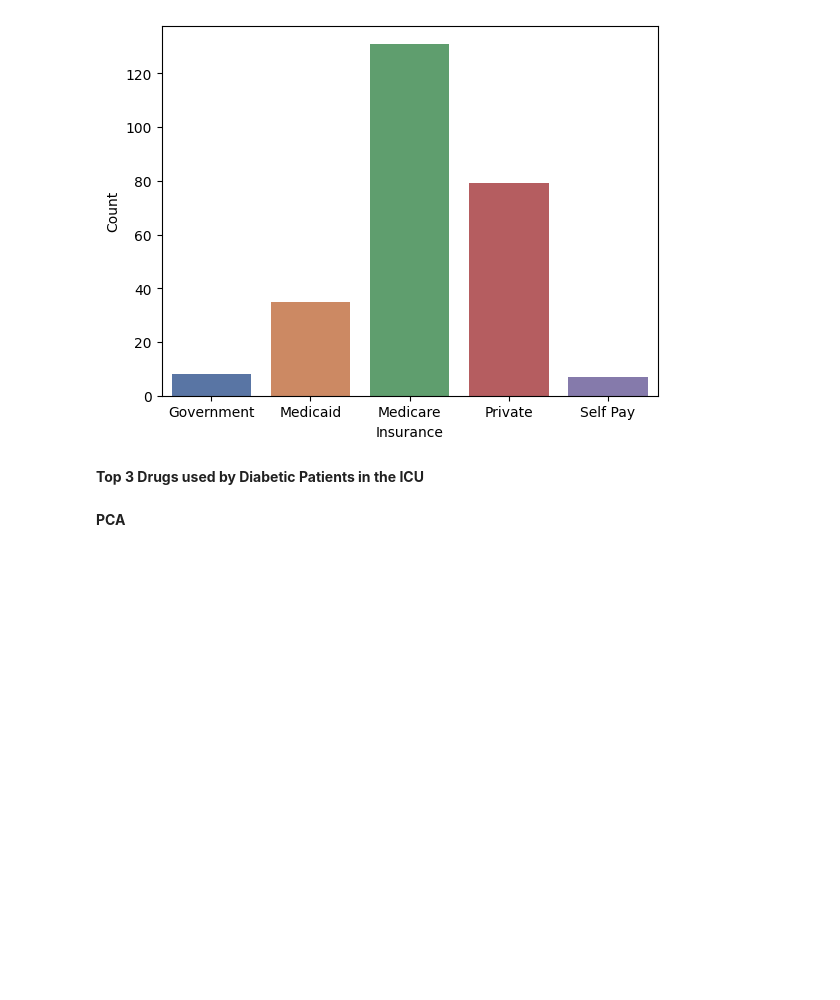
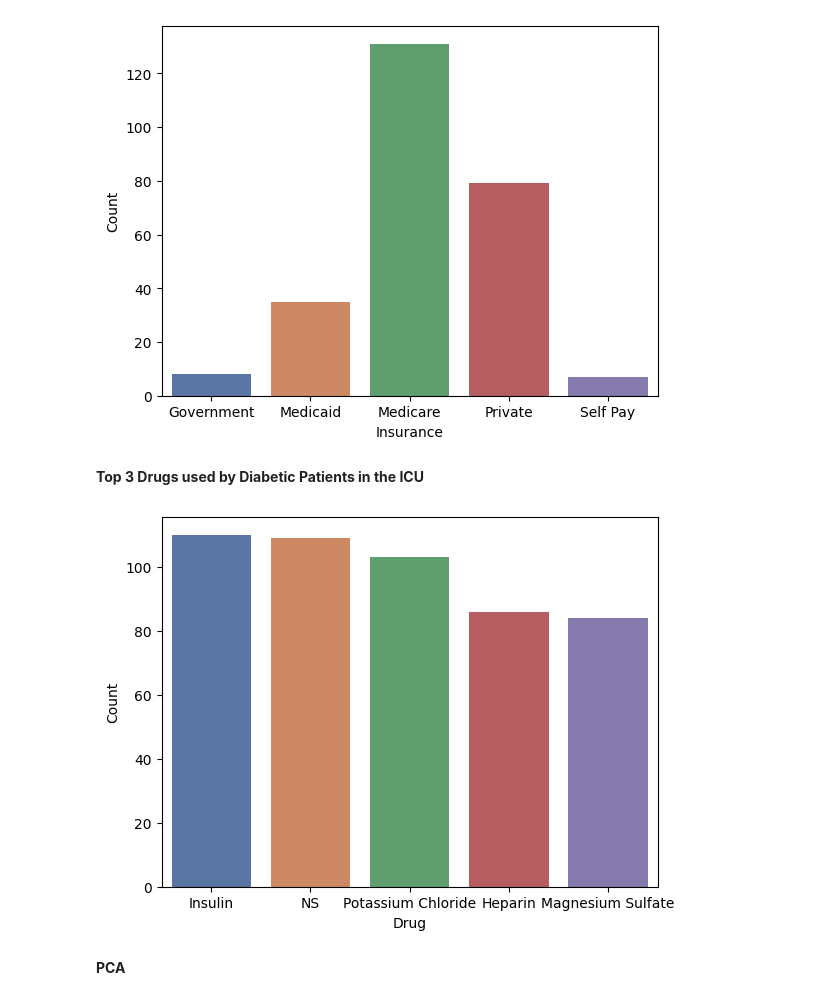
Before and after one commit to rhiats/diab_sev_mimicIII, a Jupyter notebook: Analysis_of_Patients_with_Type_2_Diabetes_in_ICU.ipynb, the cells around one changed output. Cells and saved outputs as stored; diff of their text form; code cells hidden in the pictures; blank space fills up the shorter version.

Commit message:
top 5 drugs

```diff
--- a/Analysis_of_Patients_with_Type_2_Diabetes_in_ICU.ipynb
+++ b/Analysis_of_Patients_with_Type_2_Diabetes_in_ICU.ipynb
@@ -26,6 +26,7 @@ import matplotlib.pyplot as plt
 # %%
 df_admissions=pd.read_csv('/content/drive/MyDrive/mimic-iii-clinical-database-carevue-subset-1.4/ADMISSIONS.csv.gz', compression='gzip')
 df_patients=pd.read_csv('/content/drive/MyDrive/mimic-iii-clinical-database-carevue-subset-1.4/PATIENTS.csv.gz', compression='gzip')
+df_presciptions=pd.read_csv('/content/drive/MyDrive/mimic-iii-clinical-database-carevue-subset-1.4/PRESCRIPTIONS.csv.gz', compression='gzip')
 # %% [markdown]
 **Identify Diabetic Patients**
 # %%
@@ -78,6 +79,17 @@ plt.savefig("/content/drive/MyDrive/output/insurance.png")
 [figure]
 # %% [markdown]
 **Top 3 Drugs used by Diabetic Patients in the ICU**
+# %%
+df_drug_diab=df_presciptions[df_presciptions['subject_id'].isin(sub_id_diab)][['subject_id','drug']]
+df_drug=df_drug_diab.groupby(['drug']).nunique().reset_index()
+df_drug.rename(columns={"subject_id": "Count","drug": "Drug"}, inplace=True)
+df_top_5_drugs=df_drug.nlargest(5, 'Count')
+
+sns.barplot(data=df_top_5_drugs, x='Drug', y="Count", palette="deep")
+
+plt.savefig("/content/drive/MyDrive/output/top5Drugs.png")
+# %% [output]
+[figure, added]
 # %% [markdown]
 **PCA**
 # %% [markdown]
```
